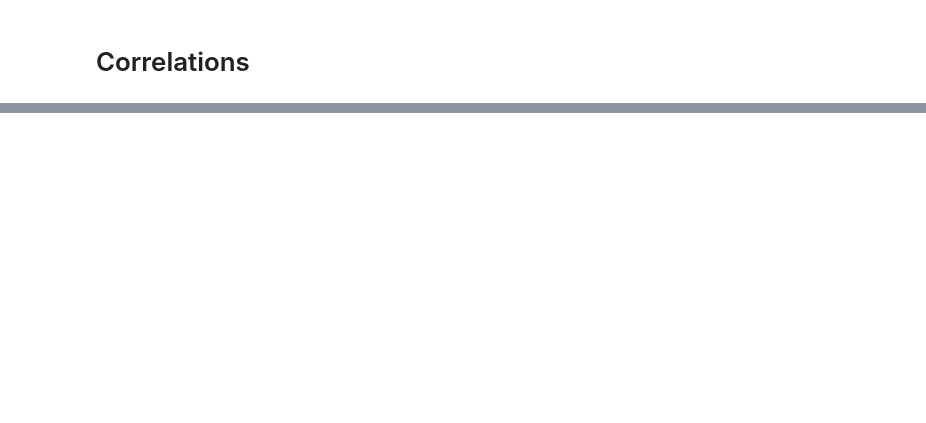
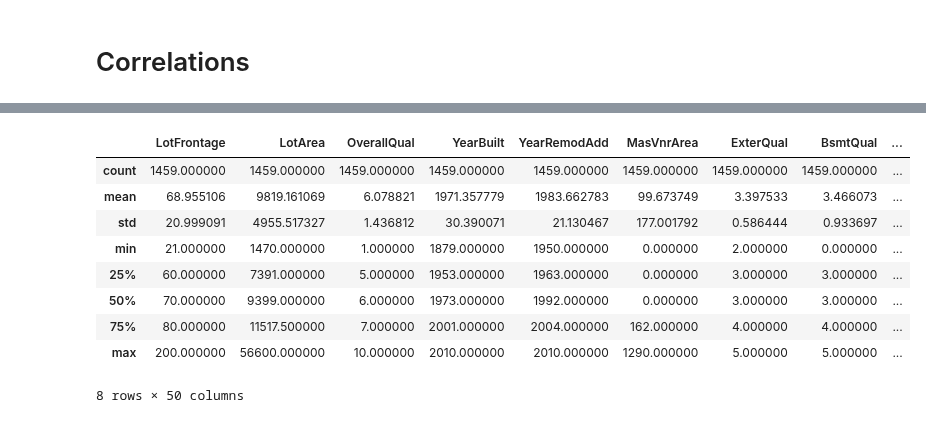
Before and after one commit to diegojromerolopez/kaggle-competitions, a Jupyter notebook: house_prices/estimators.ipynb, the cells around one changed output, grey strips where cells are left out. Cells and saved outputs as stored; diff of their text form; code cells hidden in the pictures; blank space fills up the shorter version.

```diff
--- a/house_prices/estimators.ipynb
+++ b/house_prices/estimators.ipynb
@@ -211,3 +465,16 @@ print("{} selected columns: {}".format(len(final_train_df.columns), final_train_
+# %%
+final_test_df.describe()
+# %% [output]
+|  | LotFrontage | LotArea | OverallQual | YearBuilt | YearRemodAdd | MasVnrArea | ExterQual | BsmtQual | ... |
+| count | 1459.000000 | 1459.000000 | 1459.000000 | 1459.000000 | 1459.000000 | 1459.000000 | 1459.000000 | 1459.000000 | ... |
+| mean | 68.955106 | 9819.161069 | 6.078821 | 1971.357779 | 1983.662783 | 99.673749 | 3.397533 | 3.466073 | ... |
+| std | 20.999091 | 4955.517327 | 1.436812 | 30.390071 | 21.130467 | 177.001792 | 0.586444 | 0.933697 | ... |
+| min | 21.000000 | 1470.000000 | 1.000000 | 1879.000000 | 1950.000000 | 0.000000 | 2.000000 | 0.000000 | ... |
+| 25% | 60.000000 | 7391.000000 | 5.000000 | 1953.000000 | 1963.000000 | 0.000000 | 3.000000 | 3.000000 | ... |
+| 50% | 70.000000 | 9399.000000 | 6.000000 | 1973.000000 | 1992.000000 | 0.000000 | 3.000000 | 3.000000 | ... |
+| 75% | 80.000000 | 11517.500000 | 7.000000 | 2001.000000 | 2004.000000 | 162.000000 | 4.000000 | 4.000000 | ... |
+| max | 200.000000 | 56600.000000 | 10.000000 | 2010.000000 | 2010.000000 | 1290.000000 | 5.000000 | 5.000000 | ... |
+8 rows × 50 columns
 # %%
 # Prepare input data to regressors
 y = final_train_df["SalePrice"].values
```
Also changed, not shown: parts of 43 cells of this notebook.
